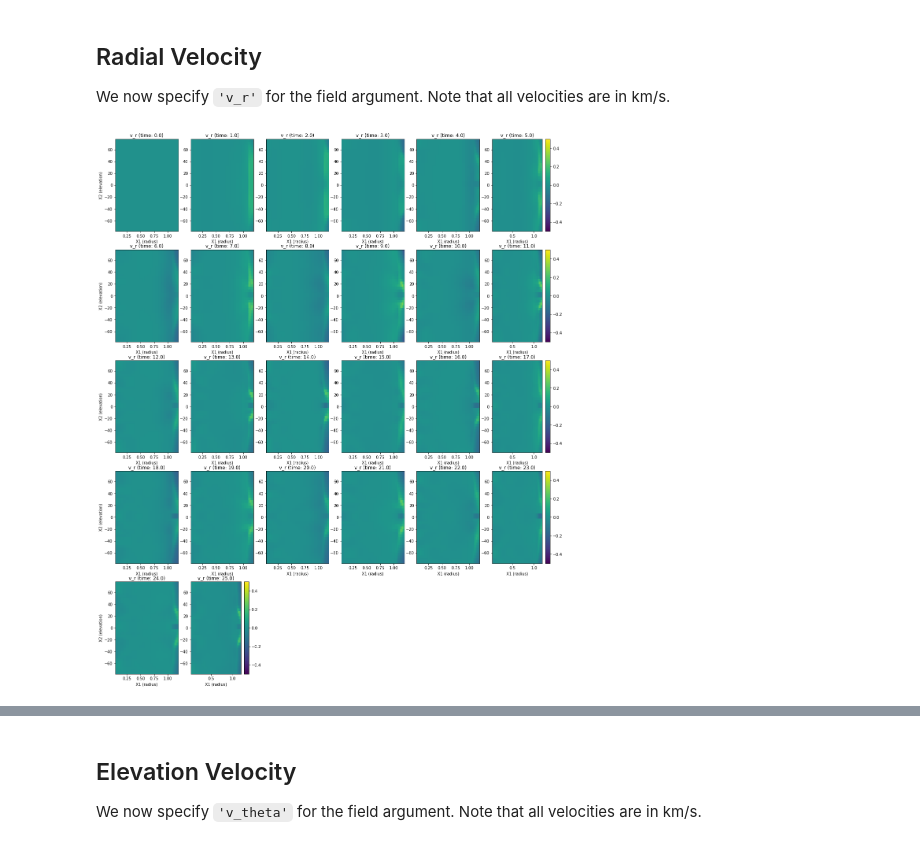
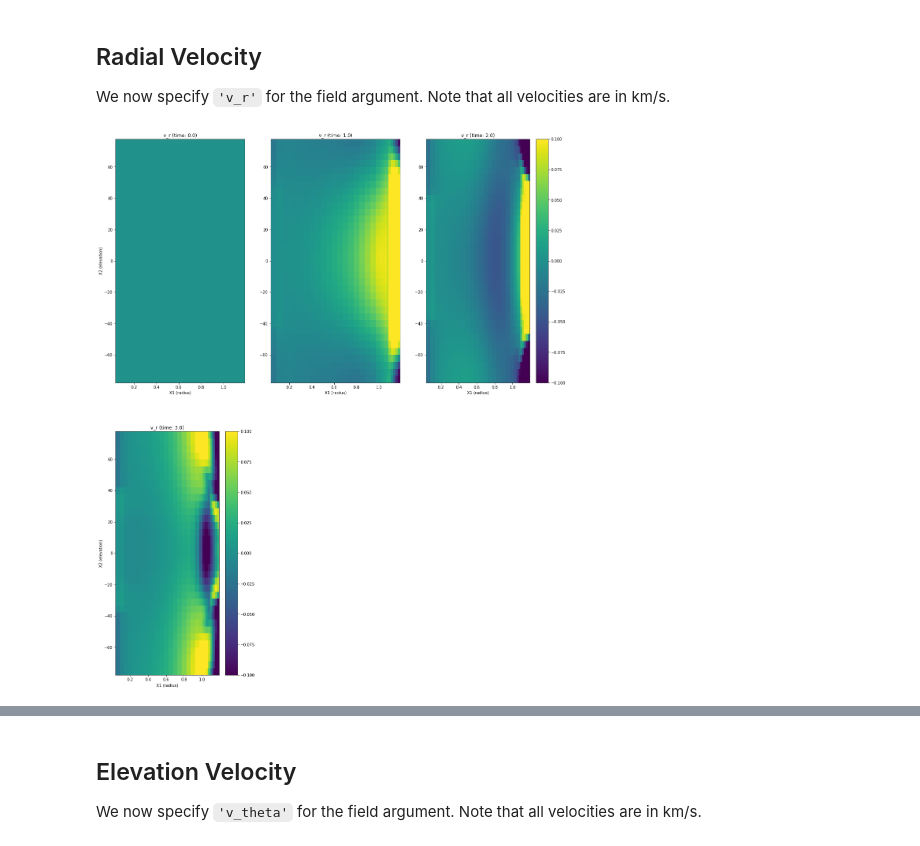
Before and after one commit to tygamvrelis/Astrophysics, a Jupyter notebook: Analysis.ipynb, the cells around one changed output, grey strips where cells are left out. Saved outputs shown, nothing was run; the diff lists cells and outputs as text; code cells hidden in the pictures.

```diff
--- a/Analysis.ipynb
+++ b/Analysis.ipynb
@@ -220,7 +220,7 @@ Found data directories:
 # %% [markdown]
 Next, we may have a choice between different data sets to load. These have been enumerated above. To change the data set, change the value of `set_idx`, below to one of the other indices.
 # %%
-set_idx = 17
+set_idx = 22
 wdir = os.path.join(w_dir, data_dirs[set_idx] + os.sep)
 print("Using working directory", wdir)
 # %% [output]
@@ -441,12 +428,12 @@ We now specify `'v_r'` for the field argument. Note that all velocities are in k
 # %%
 fig = plt.figure()
 
 only_plot_first_frame = False # Make this False to plot for all time frames
 
-plot_density_mesh(dh, const_azimuth=True, first_only=only_plot_first_frame, field='v_r', v_min=-0.25, v_max=0.25)
+plot_density_mesh(dh, const_azimuth=True, first_only=only_plot_first_frame, field='v_r', v_min=-0.1, v_max=0.1)
 save_plt('vr_vs_rad_vs_lat')
 # %% [output]
-[figure, old version]
+[figure, new version]
 # %%
 fig = plt.figure()
 
```
Also changed, not shown: parts of 10 cells of this notebook, 30 other files.
